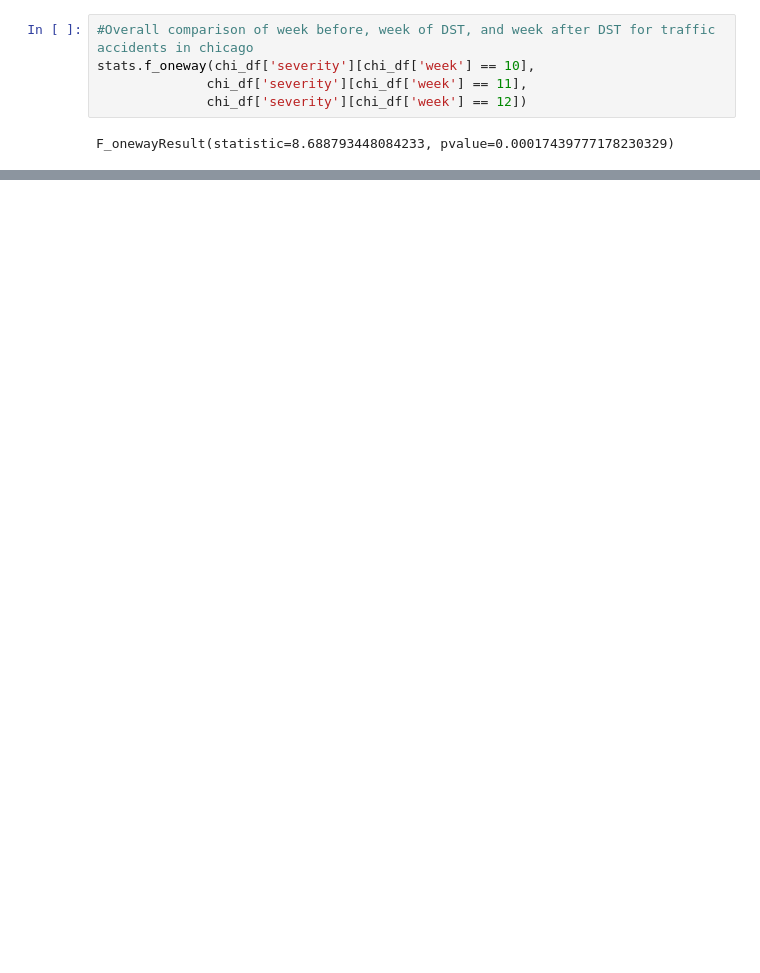
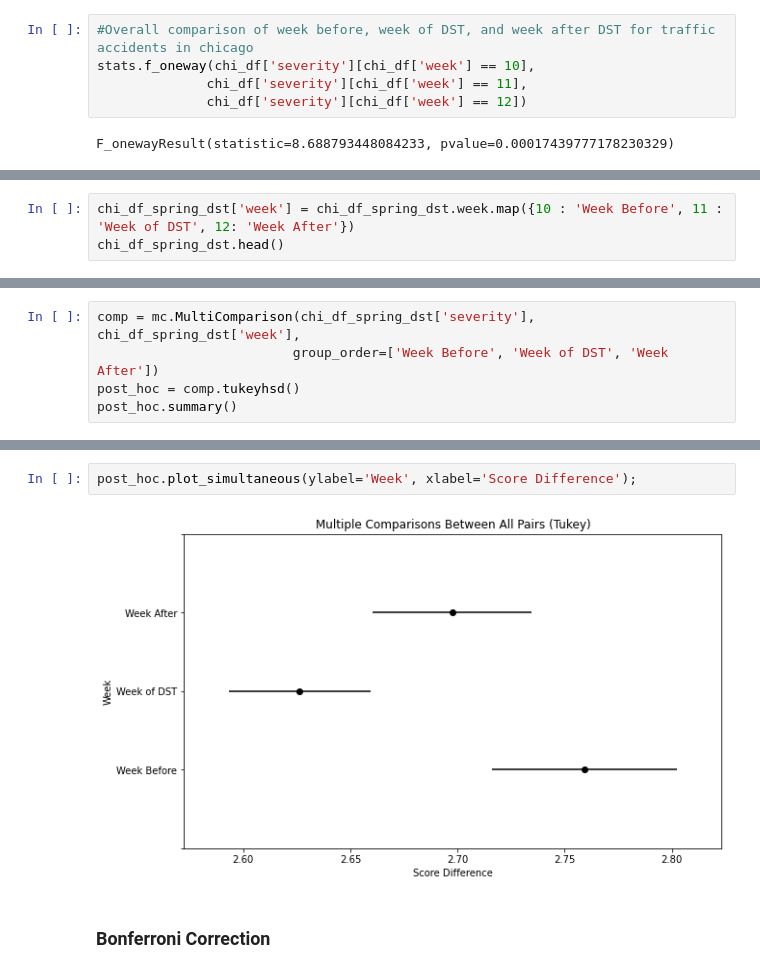
Before and after one commit to jeffreyfloyd/DST-and-traffic-implications, a Jupyter notebook: code/DST_hyp_tests.ipynb, the cells around one changed output, grey strips where cells are left out. Saved outputs shown, nothing was run; the diff lists cells and outputs as text; blank space fills up the shorter version.

```diff
--- a/code/DST_hyp_tests.ipynb
+++ b/code/DST_hyp_tests.ipynb
@@ -100,0 +91,3 @@ chi_anova = OLS('severity ~C(week)')
+# %%
+chi_df_spring_dst['week'] = chi_df_spring_dst.week.map({10 : 'Week Before', 11 : 'Week of DST', 12: 'Week After'})
+chi_df_spring_dst.head()
@@ -100,0 +114,5 @@ chi_anova = OLS('severity ~C(week)')
+# %%
+comp = mc.MultiComparison(chi_df_spring_dst['severity'], chi_df_spring_dst['week'],
+                         group_order=['Week Before', 'Week of DST', 'Week After'])
+post_hoc = comp.tukeyhsd()
+post_hoc.summary()
@@ -100,0 +125,6 @@ chi_anova = OLS('severity ~C(week)')
+# %%
+post_hoc.plot_simultaneous(ylabel='Week', xlabel='Score Difference');
+# %% [output]
+[figure, added]
+# %% [markdown]
+### Bonferroni Correction
```
Also changed, not shown: parts of 30 cells of this notebook.
